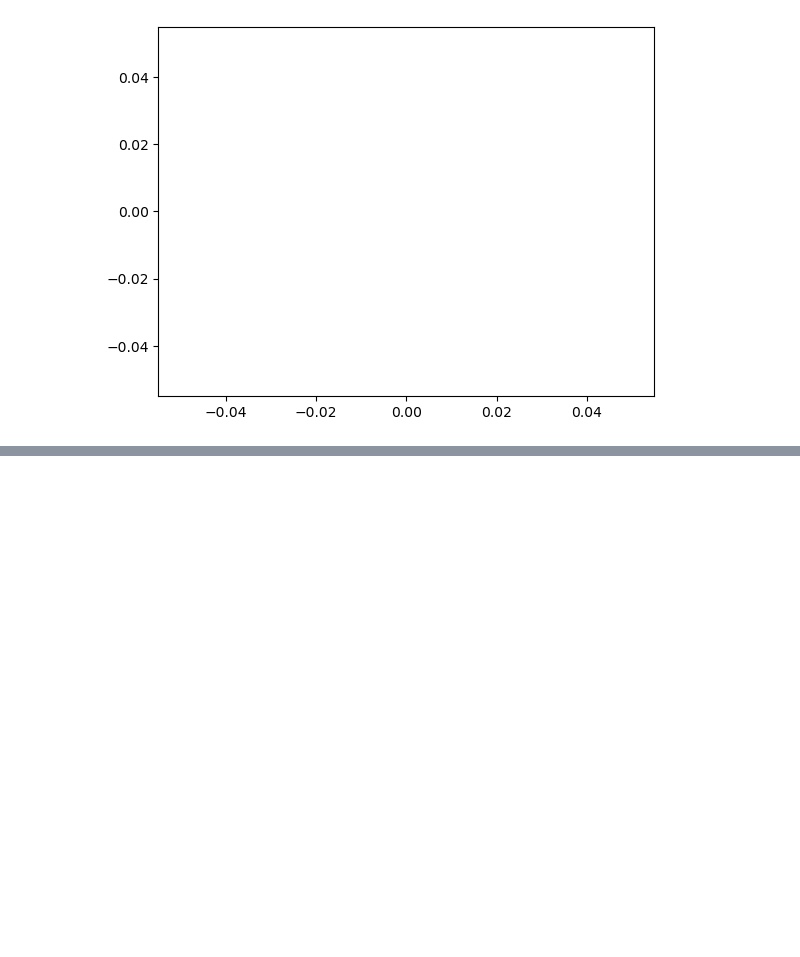
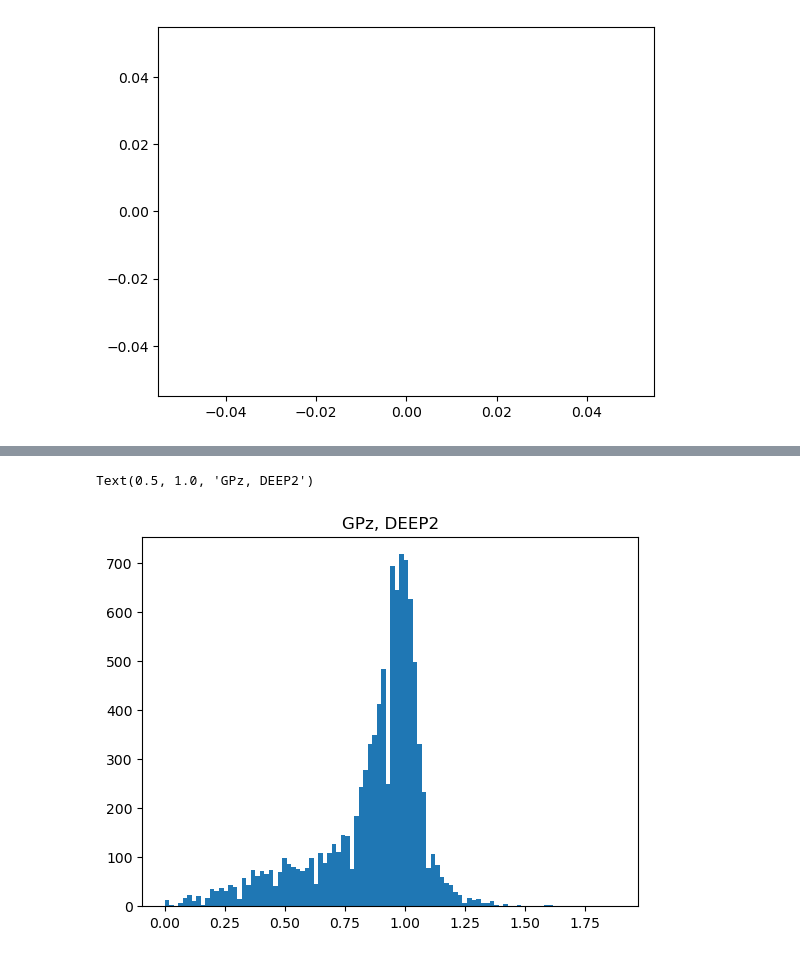
Before and after one commit to alice-crafford/Photo-z-Stress-Test, a Jupyter notebook: Evaluation_Pipeline.ipynb, the cells around one changed output, grey strips where cells are left out. Saved outputs shown, nothing was run; the diff lists cells and outputs as text; code cells hidden in the pictures; blank space fills up the shorter version.

```diff
--- a/Evaluation_Pipeline.ipynb
+++ b/Evaluation_Pipeline.ipynb
@@ -1567,0 +1718,6 @@ plt.plot(np.linspace(0, 1, 100), ens[3].pdf(np.linspace(0, 1, 100))[0])
+# %%
+plt.hist(np.asarray(file['ancil']['zmode']).flatten(), bins = 100 )
+plt.title("GPz, DEEP2")
+# %% [output]
+Text(0.5, 1.0, 'GPz, DEEP2')
+[figure, added]
```
Also changed, not shown: parts of 22 cells of this notebook.
